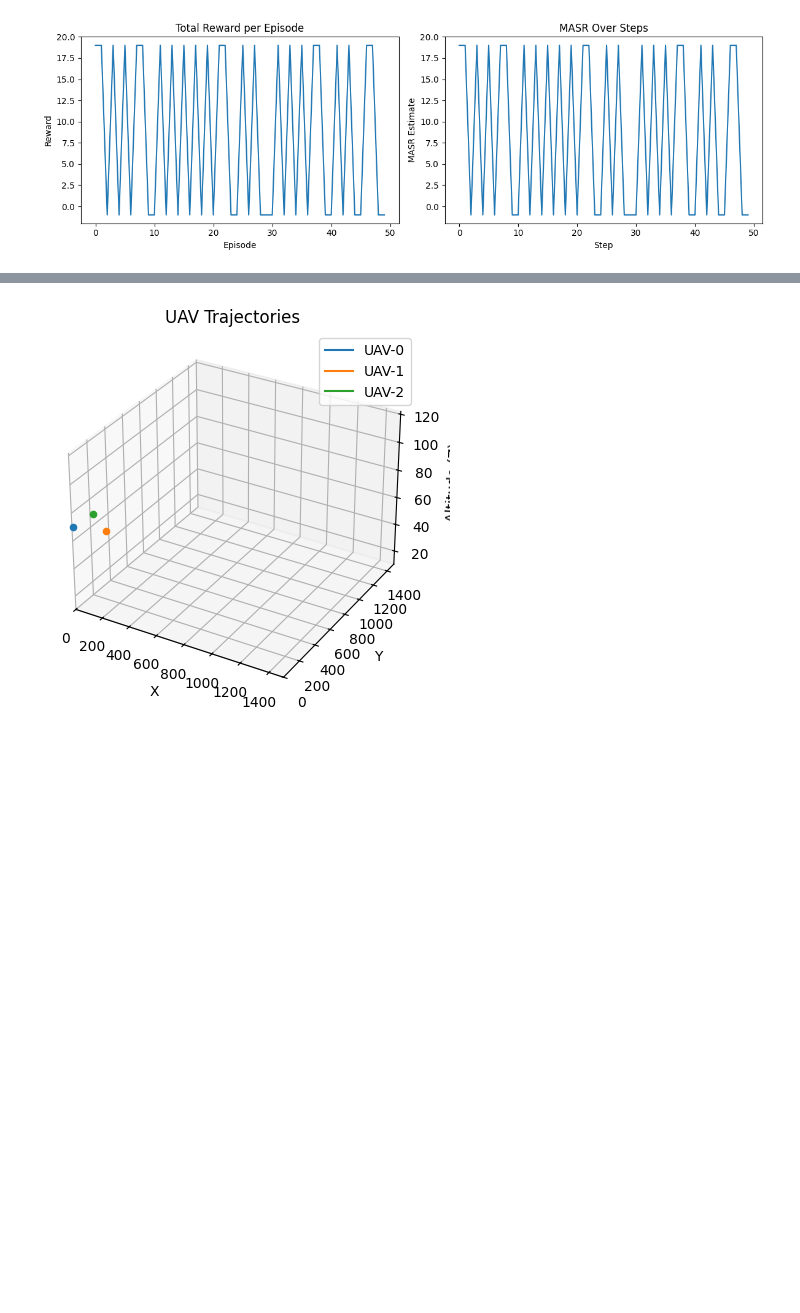
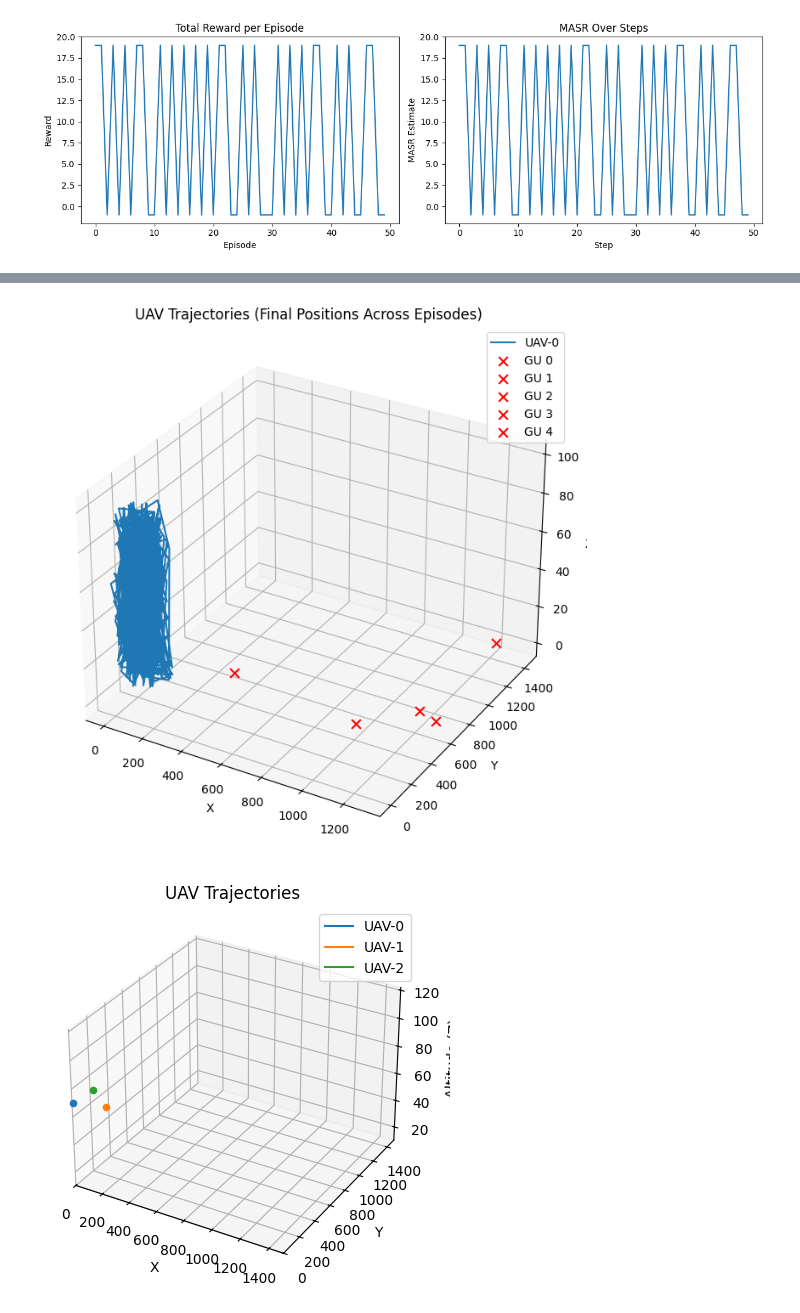
Before and after one commit to piersk/EEEN40290_Thesis, a Jupyter notebook: Thesis1.ipynb, the cells around one changed output, grey strips where cells are left out. Drawn from its saved outputs; the diff is of its cells as text; code cells hidden in the pictures; blank space fills up the shorter version.

Commit message:
Experimenting with reward and clustering. Added TODOs regarding clustering optimisation for energy efficiency maximisation

```diff
--- a/Thesis1.ipynb
+++ b/Thesis1.ipynb
@@ -455,6 +455,12 @@ bs_env = UAVSecrecyEnv()
 model = PPO("MlpPolicy", bs_env, verbose=0)
 model.learn(total_timesteps=50000)
 model.save("ppo_bs_uav_secrecy")
+# %%
+rewards_uav_bs, histories_uav_bs = evaluate_agent_histories(model, bs_env, num_episodes=500)
+# %%
+render_trajectories(histories_uav_bs)
+# %% [output]
+[figure, added]
 # %%
 # After evaluating or running one episode:
 render_trajectories(eval_env)
```
Also changed, not shown: parts of 1 cell of this notebook, 1 other file.
